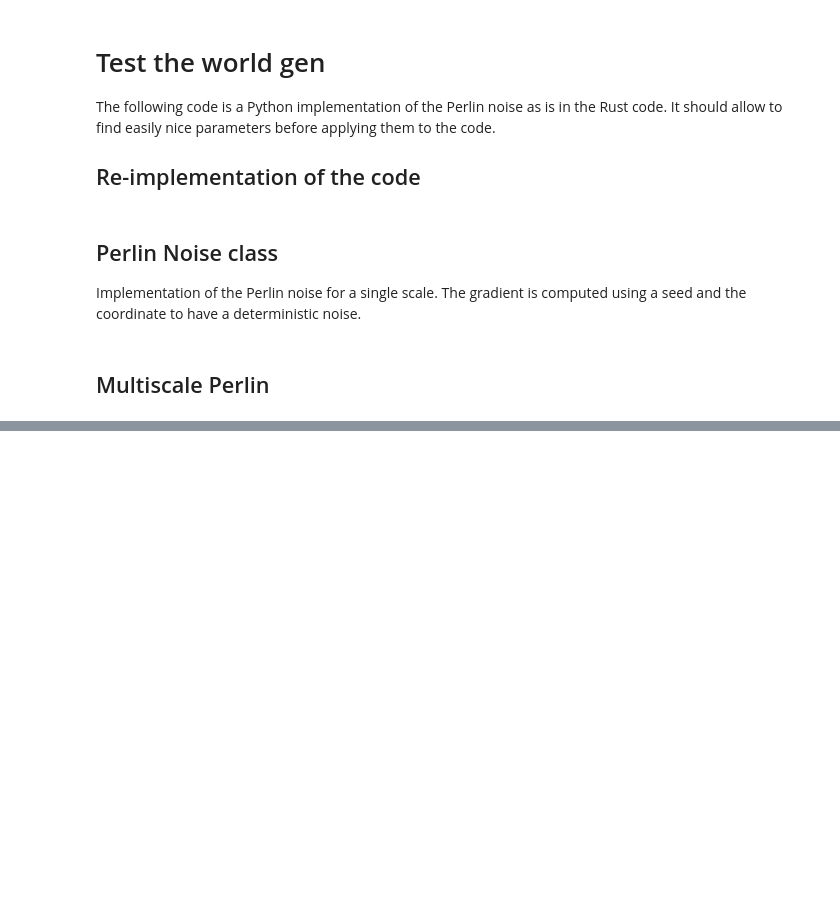
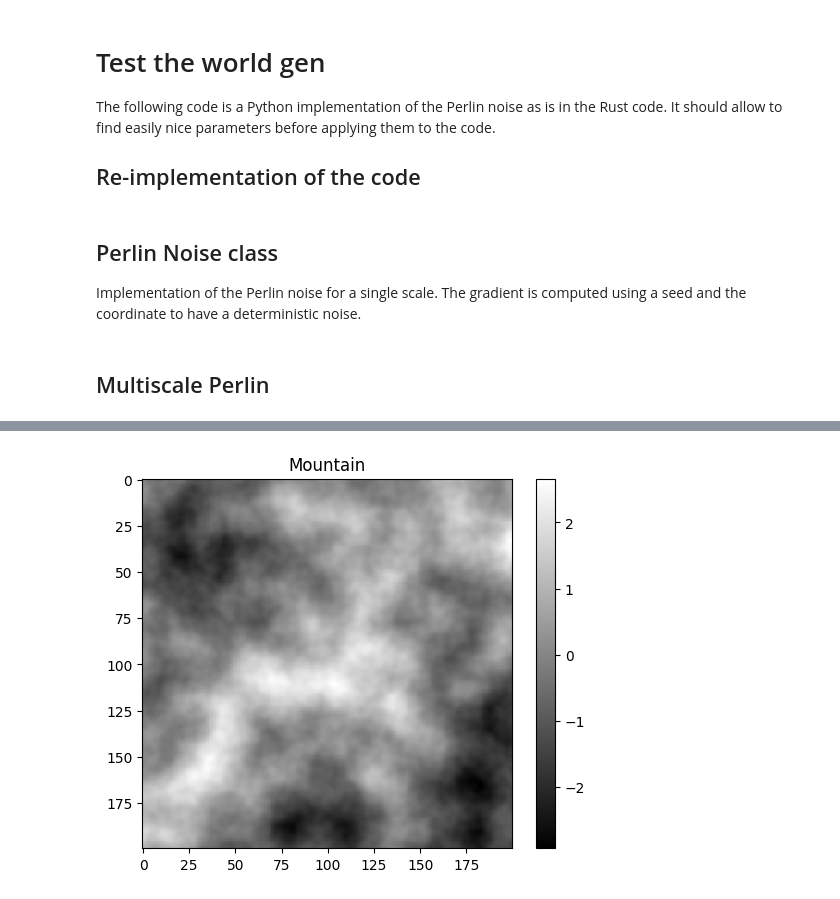
Before and after one commit to arthurBricq/crafty, a Jupyter notebook: scripts/test_world_gen.ipynb, the cells around one changed output, grey strips where cells are left out. Saved outputs shown, nothing was run; the diff lists cells and outputs as text; code cells hidden in the pictures; blank space fills up the shorter version.

```diff
--- a/scripts/test_world_gen.ipynb
+++ b/scripts/test_world_gen.ipynb
@@ -92,0 +102,16 @@ generate_map(seed=42)
+# %%
+scales = [75, 25, 12.5, 9.25, 5]
+amplitudes = [4.0, 2, 0.5, 0.35, 0.3]
+
+config_list = [PerlinNoiseConfig(scale, amplitude) for scale, amplitude in zip(scales, amplitudes)]
+
+# Example of generating a small map
+world_map = generate_map(config_list, seed=42, width=width)
+
+plt.imshow(world_map, cmap='gray', interpolation="none")
+plt.title("Mountain")
+plt.colorbar()
+
+plt.show()
+# %% [output]
+[figure, added]
```
Also changed, not shown: parts of 5 cells of this notebook, 24 other files.
